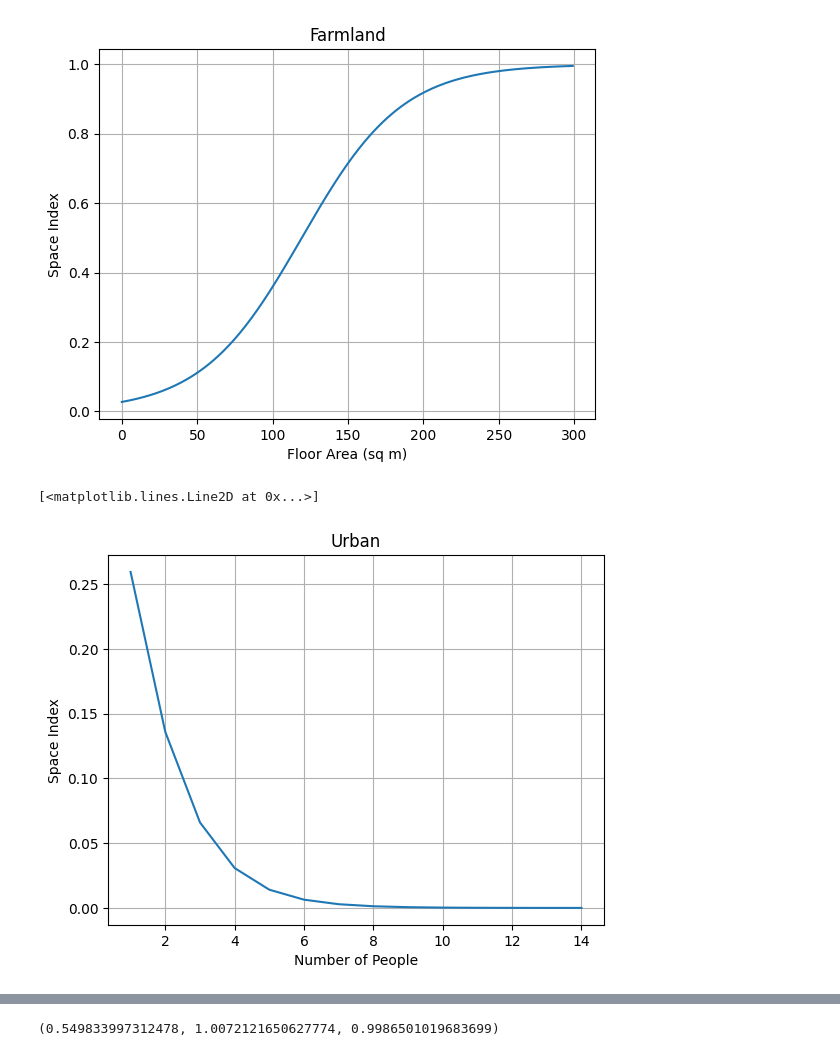
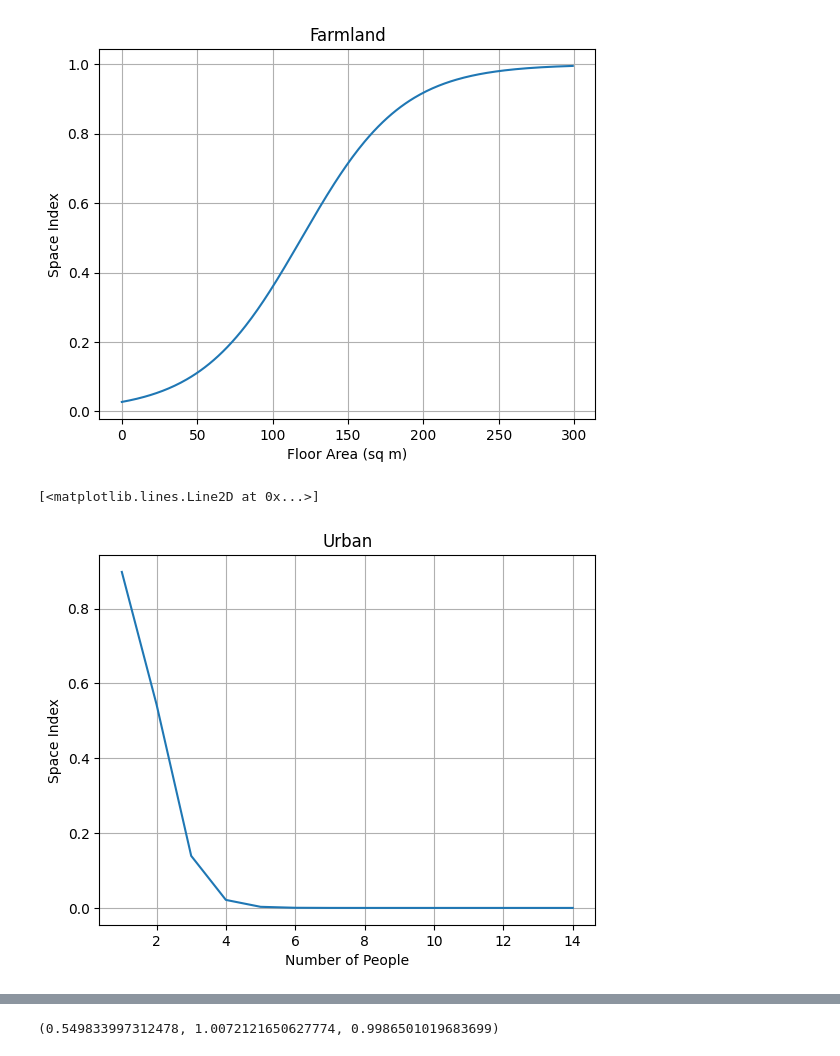
Before and after one commit to i2mx/IMMC-A-2024, a Jupyter notebook: Question1Model.ipynb, the cells around one changed output, grey strips where cells are left out. Drawn from its saved outputs; the diff is of its cells as text; code cells hidden in the pictures.

```diff
--- a/Question1Model.ipynb
+++ b/Question1Model.ipynb
@@ -119,19 +118,19 @@ plt.plot(X,Y)
 # %%
 def get_space_index_URBAN(floor_area, outside_area, people, space_for_pet = 2, neccesary_space = 10, space_per_person = 20):
     ratio = get_space_ratio(floor_area, outside_area, people, space_for_pet, neccesary_space, space_per_person)
-    return 1/(1+math.exp(-0.08*(ratio-25)))
+    return 1/(1+math.exp(-0.2*(ratio-1)))
 
 X = np.arange(1, 15, 1)
 Y = np.array([get_space_index_URBAN(80, 5, x) for x in X])
 
 plt.grid()
 plt.title("Urban")
 plt.xlabel("Number of People")
 plt.ylabel("Space Index")
 plt.plot(X,Y)
 # %% [output]
 [<matplotlib.lines.Line2D at 0x...>]
-[figure, old version]
+[figure, new version]
 # %%
 X = np.arange(0, 300, 1)
 Y = np.array([get_space_index_URBAN(x, 0, 1, 1.6) for x in X])
```
Also changed, not shown: parts of 4 cells of this notebook.
